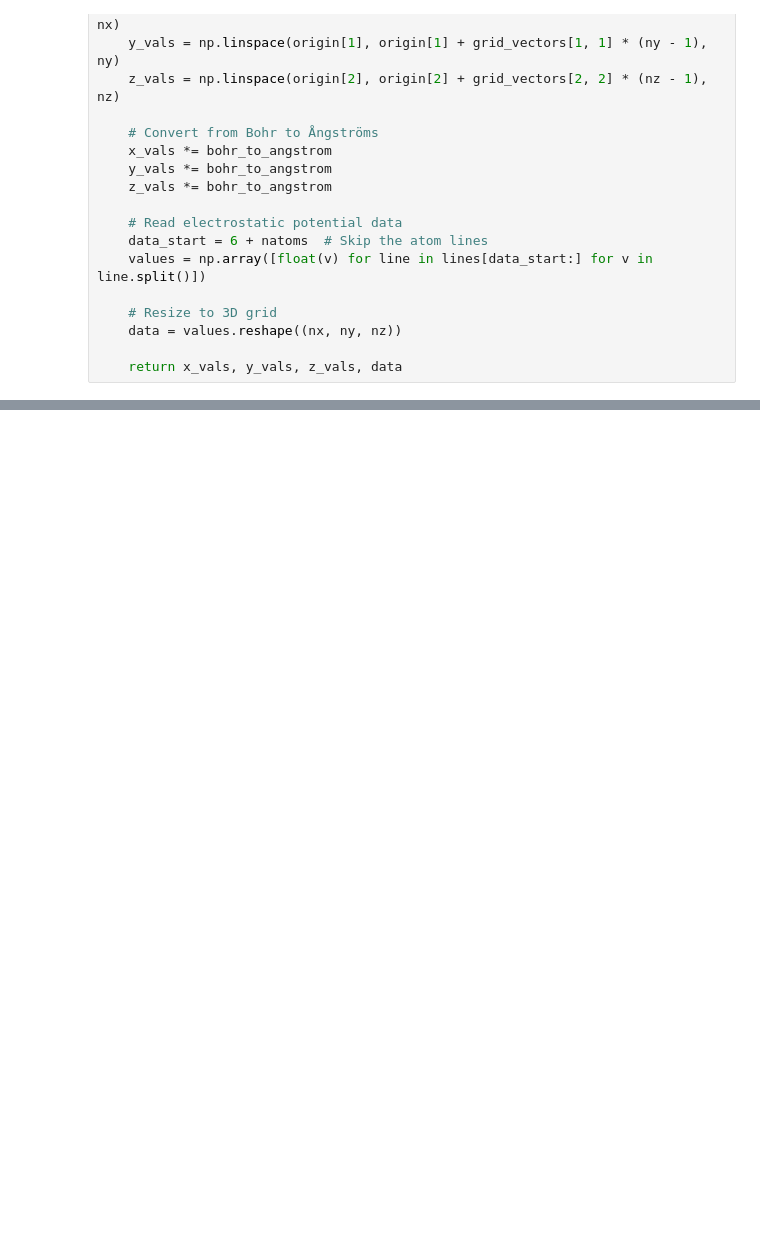
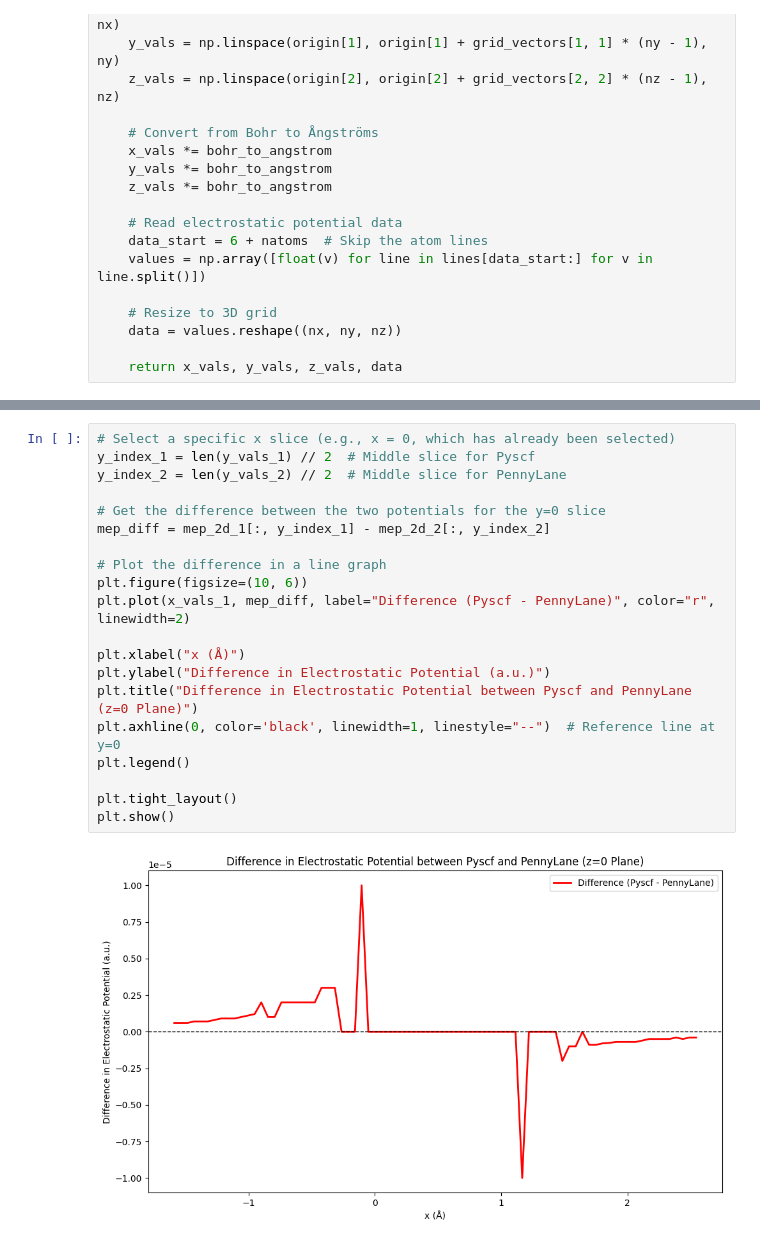
Before and after one commit to alima002/prop, a Jupyter notebook: HF_vqe_2,2_gf.ipynb, the cells around one changed output, grey strips where cells are left out. Drawn from its saved outputs; the diff is of its cells as text; blank space fills up the shorter version.

```diff
--- a/HF_vqe_2,2_gf.ipynb
+++ b/HF_vqe_2,2_gf.ipynb
@@ -803,0 +807,22 @@ plt.show()
+# %%
+# Select a specific x slice (e.g., x = 0, which has already been selected)
+y_index_1 = len(y_vals_1) // 2  # Middle slice for Pyscf
+y_index_2 = len(y_vals_2) // 2  # Middle slice for PennyLane
+
+# Get the difference between the two potentials for the y=0 slice
+mep_diff = mep_2d_1[:, y_index_1] - mep_2d_2[:, y_index_2]
+
+# Plot the difference in a line graph
+plt.figure(figsize=(10, 6))
+plt.plot(x_vals_1, mep_diff, label="Difference (Pyscf - PennyLane)", color="r", linewidth=2)
+
+plt.xlabel("x (Å)")
+plt.ylabel("Difference in Electrostatic Potential (a.u.)")
+plt.title("Difference in Electrostatic Potential between Pyscf and PennyLane (z=0 Plane)")
+plt.axhline(0, color='black', linewidth=1, linestyle="--")  # Reference line at y=0
+plt.legend()
+
+plt.tight_layout()
+plt.show()
+# %% [output]
+[figure, added]
```
Also changed, not shown: parts of 31 cells of this notebook.
